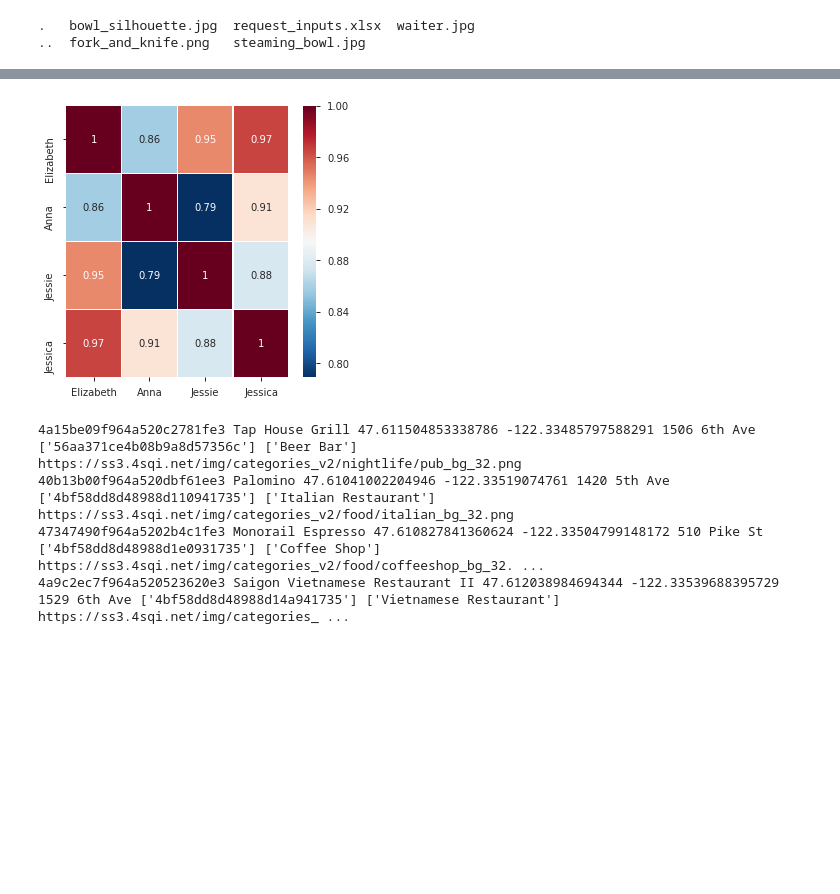
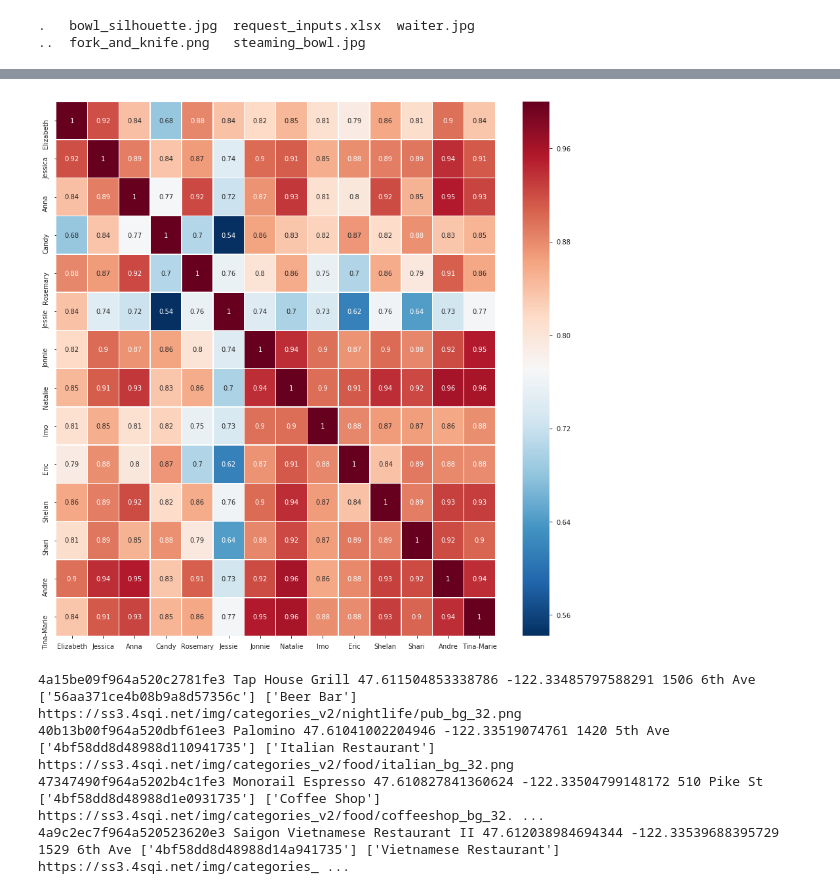
Before and after one commit to Astayonix/BattleOfTheNeighborhoods, a Jupyter notebook: I_Dont_Know_Where_Do_You_Want_to_Eat.ipynb, the cells around one changed output, grey strips where cells are left out. Cells and saved outputs as stored; diff of their text form; code cells hidden in the pictures; blank space fills up the shorter version.

```diff
--- a/I_Dont_Know_Where_Do_You_Want_to_Eat.ipynb
+++ b/I_Dont_Know_Where_Do_You_Want_to_Eat.ipynb
@@ -248,7 +297,7 @@ def select_users(user_list):
     '''
     return user_loc_pref_df.loc[user_list]
 
-lunch_buddies = ['Elizabeth', 'Anna', 'Jessie', 'Jessica']
+lunch_buddies = ['Elizabeth', 'Jessica', 'Anna', 'Candy', 'Rosemary', 'Jessie', 'Jonnie', 'Natalie', 'Imo', 'Eric', 'Shelan', 'Shari', 'Andre', 'Tina-Marie']
 buddies_df = select_users(lunch_buddies)
 buddies_df
 # %% [output]
@@ -441,24 +531,24 @@ cuisine_word_cloud(composite_user)
 # %%
 # Who would make the best lunch buddies?  Let's explore that question by visualizing who has the most in common with each others' tastes
 test = user_score_matrix.replace("", 0)
 test
 
 my_matrix = csr_matrix(test.values)
 
 similarity = cosine_similarity(my_matrix)
 
 similarity
 
-fig = plt.figure(figsize=(5,5))
+fig = plt.figure(figsize=(15,15))
 sns.heatmap(similarity,
             xticklabels=user_score_matrix.index,
             yticklabels=user_score_matrix.index,
             cmap='RdBu_r',
             annot=True,
             linewidth=0.5)
 plt.show()
 # %% [output]
-[figure, old version]
+[figure, new version]
 # %%
 # Now we can get the composite user's food recommendations
 # %%
```
Also changed, not shown: parts of 11 cells of this notebook.
